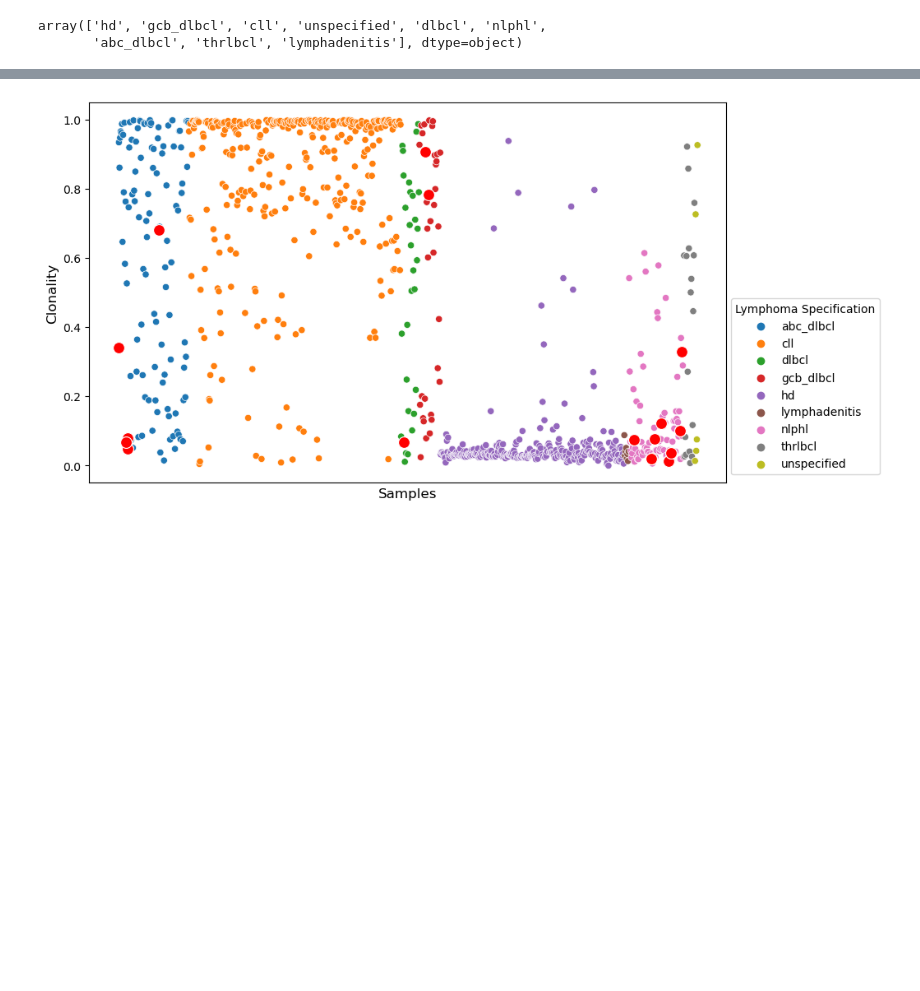
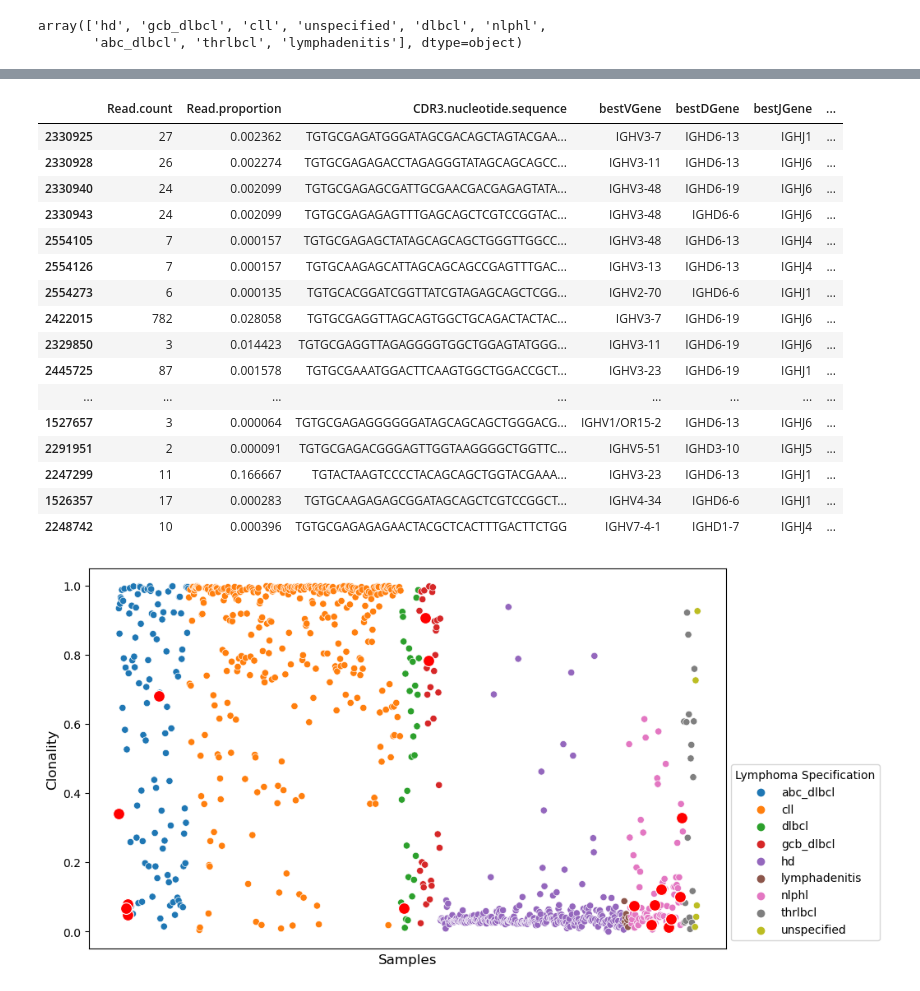
Before and after one commit to paulovic96/immusign, a Jupyter notebook: immusign_data_analysis.ipynb, the cells around one changed output, grey strips where cells are left out. Saved outputs shown, nothing was run; the diff lists cells and outputs as text; code cells hidden in the pictures; blank space fills up the shorter version.

```diff
--- a/immusign_data_analysis.ipynb
+++ b/immusign_data_analysis.ipynb
@@ -1086,32 +1236,32 @@ X_train, X_valid, Y_train, Y_valid = train_test_split(
 X_train_lens = X_train.apply(len)
 X_valid_lens = X_valid.apply(len)
 # %%
-lymphoma_fold_dict,  train_fold_patients, test_fold_patients = utils.grouped_patientwise_k_folds(df_top_n, "lymphoma_specification", "clones.txt.name")
+lymphoma_fold_dict,  train_fold_patients, valid_fold_patients = utils.grouped_patientwise_k_folds(df_top_n, "lymphoma_specification", "clones.txt.name")
 # %%
 X_train_folds = []
 y_train_folds = []
-X_test_folds = []
-y_test_folds = []
+X_valid_folds = []
+y_valid_folds = []
 
 for i, train_fold in enumerate(tqdm(train_fold_patients)):
-    test_fold = test_fold_patients[i]
-    X_test = df_top_n[df_top_n["clones.txt.name"].isin(test_fold)]
-    y_test = np.asarray(X_test["lymphoma_specification"])
+    valid_fold = valid_fold_patients[i]
+    X_valid = df_top_n[df_top_n["clones.txt.name"].isin(valid_fold)]
+    y_valid = np.asarray(X_valid["lymphoma_specification"])
 
     X_train = df_top_n[df_top_n["clones.txt.name"].isin(train_fold)]
     y_train = np.asarray(X_train["lymphoma_specification"])
 
     X_train_folds.append(X_train)
-    X_test_folds.append(X_test)
+    X_valid_folds.append(X_valid)
 
     y_train_folds.append(y_train)
-    y_test_folds.append(y_test)
+    y_valid_folds.append(y_valid)
 # %%
 X_train = X_train_folds[0]["CDR3.nucleotide.sequence"].apply(utils.encode_nucleotides)
 Y_train = X_train_folds[0]["lymphoma_specification"].apply(lambda x: np.asarray(lymphoma_specification_dict[x]))
 
-X_valid = X_test_folds[0]["CDR3.nucleotide.sequence"].apply(utils.encode_nucleotides)
-Y_valid = X_test_folds[0]["lymphoma_specification"].apply(lambda x: np.asarray(lymphoma_specification_dict[x]))
+X_valid = X_valid_folds[0]["CDR3.nucleotide.sequence"].apply(utils.encode_nucleotides)
+Y_valid = X_valid_folds[0]["lymphoma_specification"].apply(lambda x: np.asarray(lymphoma_specification_dict[x]))
 # %%
 X_train_lens = X_train.apply(len)
 X_valid_lens = X_valid.apply(len)
@@ -1334,17 +1488,17 @@ array(['hd', 'gcb_dlbcl', 'cll', 'unspecified', 'dlbcl', 'nlphl',
 df_clones = pd.DataFrame()
 files = []
 clones = []
-type = []
+types = []
 clone_fraction = []
 for column in important_clones.columns:
     files.append(column)
     clones.append(important_clones[column]["important_clones"])
-    type.append(important_clones[column]["type"])
+    types.append(important_clones[column]["type"])
     clone_fraction.append(important_clones[column]["clone_fractions"])
 
 df_clones["file"] = files
 df_clones["clones"] = clones
-df_clones["type"] = type
+df_clones["type"] = types
 df_clones["clone_fraction"] = clone_fraction
 # %%
 important_clones_in_full_data = pd.DataFrame()
@@ -1372,3 +1549,23 @@ n_no_dominant_clones = len(important_no_dominant_clones_in_full_data)
+# %%
+important_no_dominant_clones_in_full_data[["Read.count", "Read.proportion", "CDR3.nucleotide.sequence", "bestVGene", "bestDGene", "bestJGene","CDR3.amino.acid.sequence", "lymphoma_specification"]]
+# %% [output]
+|  | Read.count | Read.proportion | CDR3.nucleotide.sequence | bestVGene | bestDGene | bestJGene | ... |
+| 2330925 | 27 | 0.002362 | TGTGCGAGATGGGATAGCGACAGCTAGTACGAA... | IGHV3-7 | IGHD6-13 | IGHJ1 | ... |
+| 2330928 | 26 | 0.002274 | TGTGCGAGAGACCTAGAGGGTATAGCAGCAGCC... | IGHV3-11 | IGHD6-13 | IGHJ6 | ... |
+| 2330940 | 24 | 0.002099 | TGTGCGAGAGCGATTGCGAACGACGAGAGTATA... | IGHV3-48 | IGHD6-19 | IGHJ6 | ... |
+| 2330943 | 24 | 0.002099 | TGTGCGAGAGAGTTTGAGCAGCTCGTCCGGTAC... | IGHV3-48 | IGHD6-6 | IGHJ6 | ... |
+| 2554105 | 7 | 0.000157 | TGTGCGAGAGCTATAGCAGCAGCTGGGTTGGCC... | IGHV3-48 | IGHD6-13 | IGHJ4 | ... |
+| 2554126 | 7 | 0.000157 | TGTGCAAGAGCATTAGCAGCAGCCGAGTTTGAC... | IGHV3-13 | IGHD6-13 | IGHJ4 | ... |
+| 2554273 | 6 | 0.000135 | TGTGCACGGATCGGTTATCGTAGAGCAGCTCGG... | IGHV2-70 | IGHD6-6 | IGHJ1 | ... |
+| 2422015 | 782 | 0.028058 | TGTGCGAGGTTAGCAGTGGCTGCAGACTACTAC... | IGHV3-7 | IGHD6-19 | IGHJ6 | ... |
+| 2329850 | 3 | 0.014423 | TGTGCGAGGTTAGAGGGGTGGCTGGAGTATGGG... | IGHV3-11 | IGHD6-19 | IGHJ6 | ... |
+| 2445725 | 87 | 0.001578 | TGTGCGAAATGGACTTCAAGTGGCTGGACCGCT... | IGHV3-23 | IGHD6-19 | IGHJ1 | ... |
+| ... | ... | ... | ... | ... | ... | ... | ... |
+| 1527657 | 3 | 0.000064 | TGTGCGAGAGGGGGGATAGCAGCAGCTGGGACG... | IGHV1/OR15-2 | IGHD6-13 | IGHJ6 | ... |
+| 2291951 | 2 | 0.000091 | TGTGCGAGACGGGAGTTGGTAAGGGGCTGGTTC... | IGHV5-51 | IGHD3-10 | IGHJ5 | ... |
+| 2247299 | 11 | 0.166667 | TGTACTAAGTCCCCTACAGCAGCTGGTACGAAA... | IGHV3-23 | IGHD6-13 | IGHJ1 | ... |
+| 1526357 | 17 | 0.000283 | TGTGCAAGAGAGCGGATAGCAGCTCGTCCGGCT... | IGHV4-34 | IGHD6-6 | IGHJ1 | ... |
+| 2248742 | 10 | 0.000396 | TGTGCGAGAGAGAACTACGCTCACTTTGACTTCTGG | IGHV7-4-1 | IGHD1-7 | IGHJ4 | ... |
 # %%
 fig, ax = plt.subplots(figsize=(10, 6))
 df_sample = df.groupby('clones.txt.name').first()
```
Also changed, not shown: parts of 83 cells of this notebook.
